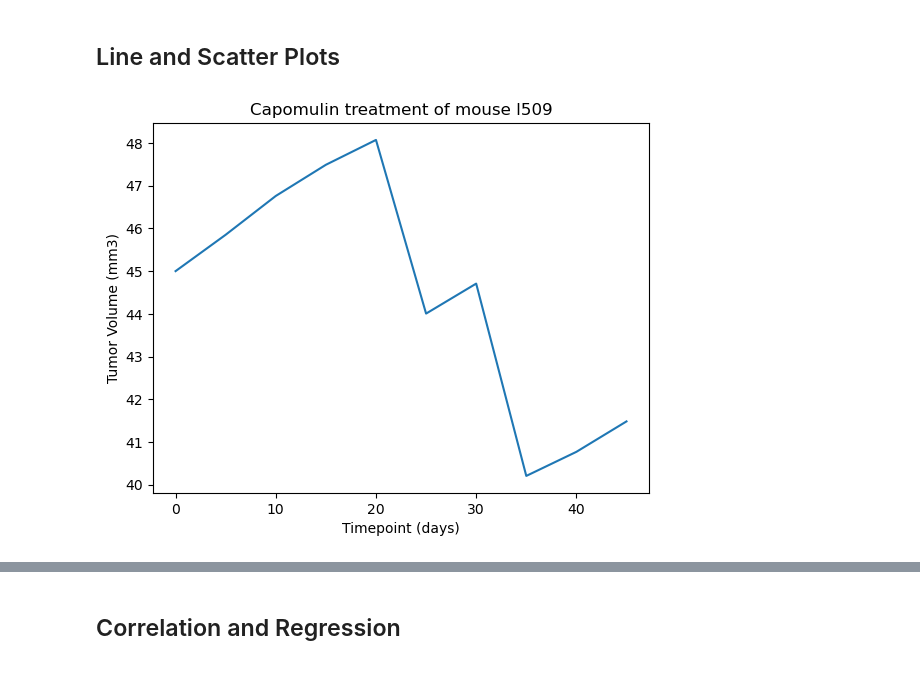
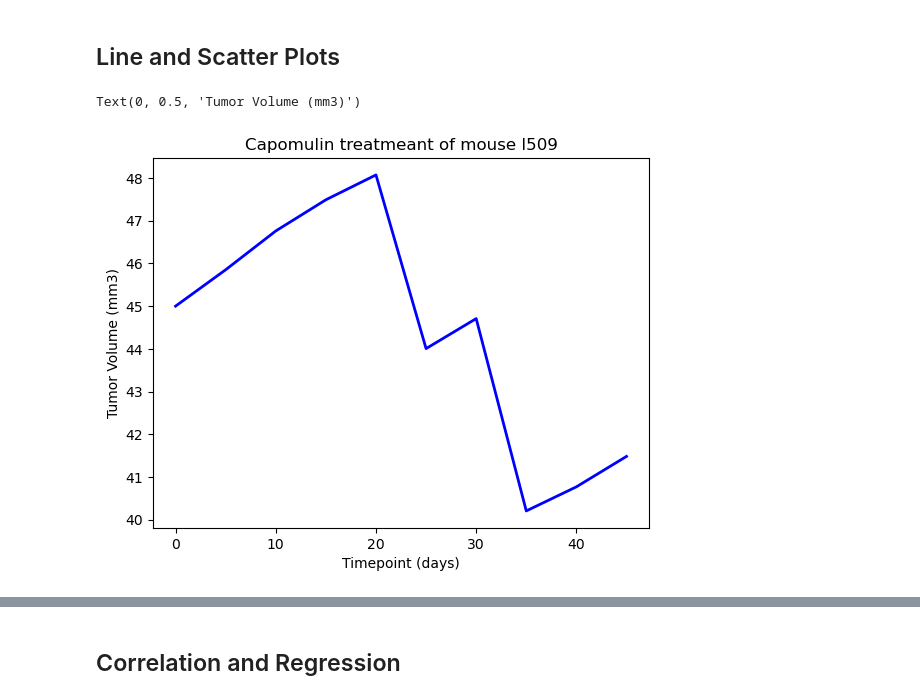
Before and after one commit to JimboLongosCodo/MatplotlibModule5, a Jupyter notebook: main.ipynb, the cells around one changed output, grey strips where cells are left out. Drawn from its saved outputs; the diff is of its cells as text; code cells hidden in the pictures.

```diff
--- a/main.ipynb
+++ b/main.ipynb
@@ -20,7 +20,7 @@ mouse_metadata = pd.read_csv(mouse_metadata_path)
 study_results = pd.read_csv(study_results_path)
 
 # Combine the data into a single DataFrame
-df_combined=pd.merge(study_results,mouse_metadata, how='inner', on='Mouse ID',)
+df_combined=pd.merge(study_results,mouse_metadata, how='inner', on='Mouse ID')
 
 # Display the data table for preview
 df_combined.head()
@@ -174,6 +188,9 @@ Text(0, 0.5, '# of Observed Mouse Timepoints')
 # Capomulin, Ramicane, Infubinol, and Ceftamin
 
 # Start by getting the last (greatest) timepoint for each mouse
-
-
+max_timepoints = df_clean.loc[df_clean.groupby('Mouse ID')['Timepoint'].idxmax()]
+maxresult = max_timepoints[['Mouse ID', 'Tumor Volume (mm3)']]
+maxresult = maxresult.rename(columns={'Tumor Volume (mm3)': 'Final Tumor Size'})
 # Merge this group df with the original DataFrame to get the tumor volume at the last timepoint
+df_combined2=pd.merge(df_clean,maxresult, how='inner', on='Mouse ID')
+df_combined2.head()
@@ -206,0 +235,11 @@ Ceftamin's potential outliers: Series([], Name: Tumor Volume (mm3), dtype: float
+# %%
+# Generate a box plot that shows the distribution of the tumor volume for each treatment group.
+fig = plt.figure()
+Capomulin_data = df_combined2[df_combined2["Drug Regimen"] == 'Capomulin']
+Ramicane_data = df_combined2[df_combined2["Drug Regimen"] == 'Ramicane']
+Infubinol_data = df_combined2[df_combined2["Drug Regimen"] == 'Infubinol']
+Ceftamin_data = df_combined2[df_combined2["Drug Regimen"] == 'Ceftamin']
+
+plt.ylabel("Final Tumor Volume (mm3)")
+plt.boxplot([Capomulin_data['Final Tumor Size'],Ramicane_data['Final Tumor Size'],Infubinol_data['Final Tumor Size'],Ceftamin_data['Final Tumor Size']], labels=treatments)
+plt.show()
@@ -208,7 +255,18 @@ Ceftamin's potential outliers: Series([], Name: Tumor Volume (mm3), dtype: float
 ## Line and Scatter Plots
 # %%
 # Generate a line plot of tumor volume vs. time point for a single mouse treated with Capomulin
+linechart = Capomulin_data.loc[Capomulin_data["Mouse ID"] == "l509",:]
+
+x_axis = linechart["Timepoint"]
+tumor = linechart["Tumor Volume (mm3)"]
+
+fig1, ax1 = plt.subplots()
+plt.title('Capomulin treatmeant of mouse l509')
+plt.plot(x_axis, tumor,linewidth=2,color="blue")
+plt.xlabel('Timepoint (days)')
+plt.ylabel('Tumor Volume (mm3)')
 # %% [output]
+Text(0, 0.5, 'Tumor Volume (mm3)')
-[figure, old version]
+[figure, new version]
 # %%
 # Generate a scatter plot of mouse weight vs. the average observed tumor volume for the entire Capomulin regimen
```
Also changed, not shown: parts of 9 cells of this notebook.
